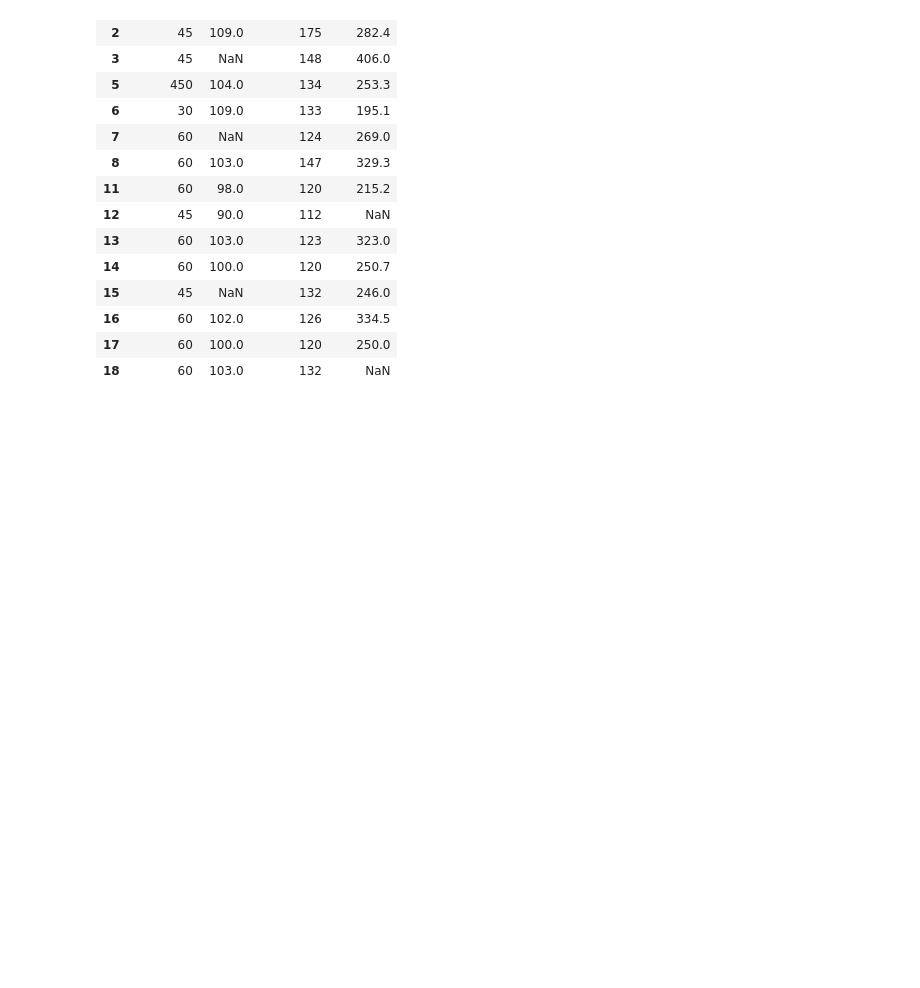
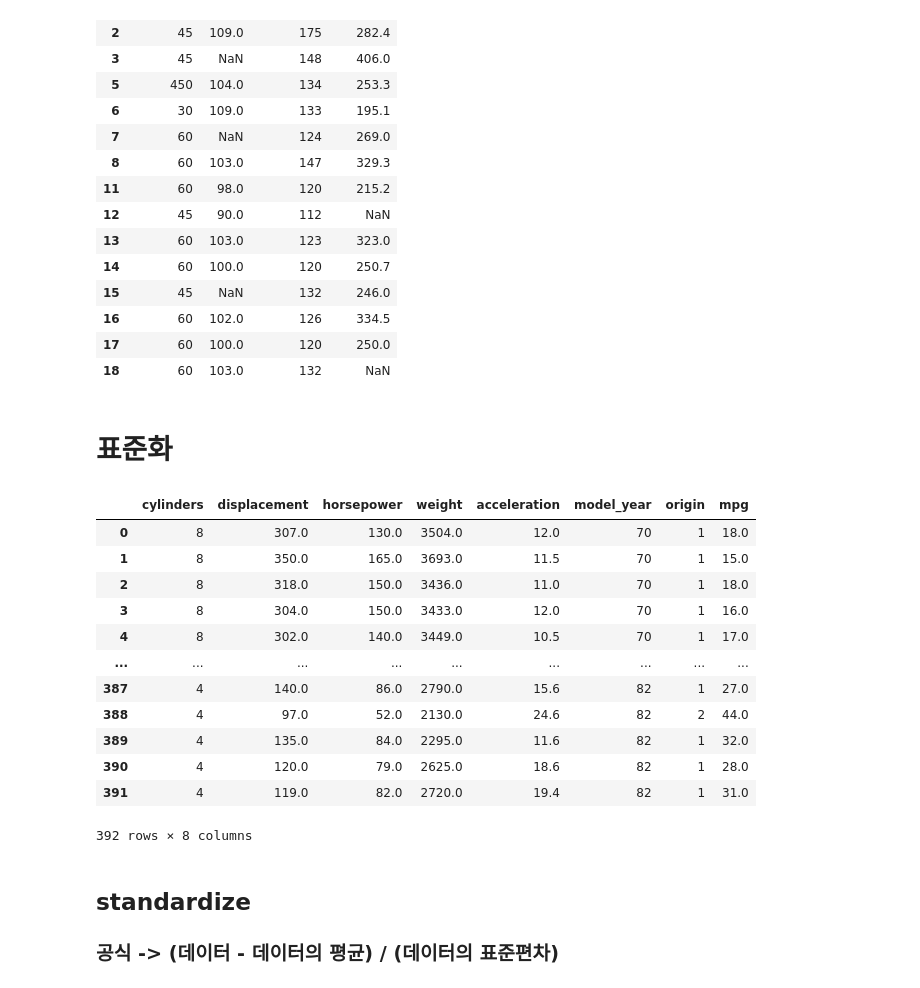
Before and after one commit to pizzalist/DataScience_2023, a Jupyter notebook: 01_1_DataProcessing.ipynb, the cells around one changed output. Cells and saved outputs as stored; diff of their text form; code cells hidden in the pictures; blank space fills up the shorter version.

```diff
--- a/01_1_DataProcessing.ipynb
+++ b/01_1_DataProcessing.ipynb
@@ -206,3 +206,25 @@ df.drop_duplicates(keep='last')
 | 16 | 60 | 102.0 | 126 | 334.5 |
 | 17 | 60 | 100.0 | 120 | 250.0 |
 | 18 | 60 | 103.0 | 132 | NaN |
+# %% [markdown]
+# 표준화
+# %%
+df = pd.read_csv('https://raw.githubusercontent.com/ralbu85/DataScience_2022S/master/data/auto.csv')
+df
+# %% [output]
+|  | cylinders | displacement | horsepower | weight | acceleration | model_year | origin | mpg |
+| 0 | 8 | 307.0 | 130.0 | 3504.0 | 12.0 | 70 | 1 | 18.0 |
+| 1 | 8 | 350.0 | 165.0 | 3693.0 | 11.5 | 70 | 1 | 15.0 |
+| 2 | 8 | 318.0 | 150.0 | 3436.0 | 11.0 | 70 | 1 | 18.0 |
+| 3 | 8 | 304.0 | 150.0 | 3433.0 | 12.0 | 70 | 1 | 16.0 |
+| 4 | 8 | 302.0 | 140.0 | 3449.0 | 10.5 | 70 | 1 | 17.0 |
+| ... | ... | ... | ... | ... | ... | ... | ... | ... |
+| 387 | 4 | 140.0 | 86.0 | 2790.0 | 15.6 | 82 | 1 | 27.0 |
+| 388 | 4 | 97.0 | 52.0 | 2130.0 | 24.6 | 82 | 2 | 44.0 |
+| 389 | 4 | 135.0 | 84.0 | 2295.0 | 11.6 | 82 | 1 | 32.0 |
+| 390 | 4 | 120.0 | 79.0 | 2625.0 | 18.6 | 82 | 1 | 28.0 |
+| 391 | 4 | 119.0 | 82.0 | 2720.0 | 19.4 | 82 | 1 | 31.0 |
+392 rows × 8 columns
+# %% [markdown]
+## standardize
+### 공식 -> (데이터 - 데이터의 평균) / (데이터의 표준편차)
```
Also changed, not shown: parts of 20 cells of this notebook, 2 other files.
